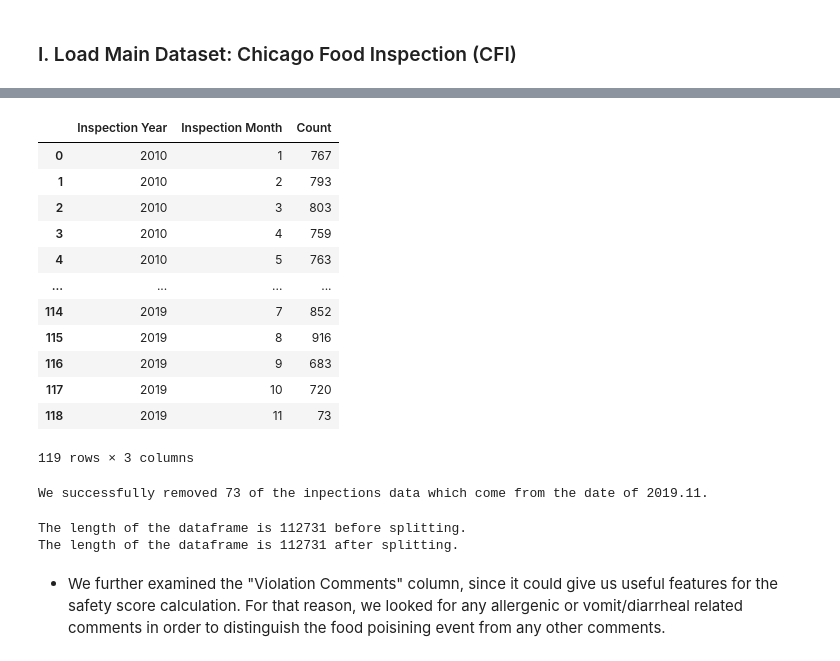
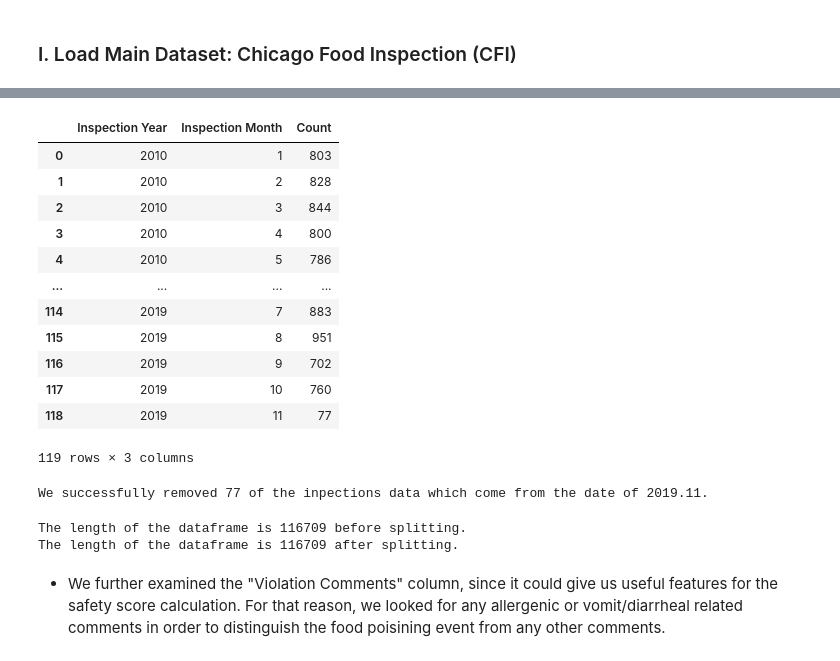
Before and after one commit to aaag97/ada-2019-project-databusters, a Jupyter notebook: FeaturesforSafetyScore.ipynb, the cells around one changed output, grey strips where cells are left out. Drawn from its saved outputs; the diff is of its cells as text; code cells hidden in the pictures.

```diff
--- a/FeaturesforSafetyScore.ipynb
+++ b/FeaturesforSafetyScore.ipynb
@@ -57,12 +47,12 @@ warnings.filterwarnings("ignore")
 cfi_dataset = pd.read_pickle('datasets/cleaned_inspections.pickle')
 # %%
 # Keep only the restaurants dataset by filtering it in 'Facility Type' column
-cfi_restaurants = cfi_dataset[cfi_dataset['Facility Type'] == 'Restaurant']
+cfi_selected = cfi_dataset[cfi_dataset['Facility Type'].isin(['Bakery', 'Coffeeshop', 'Drinks Establishment',
+                                                              'Vending', 'Dessert Establishment', 'Restaurant'])]
 # %%
 # Keep only needed columns
-cfi_restaurants = cfi_restaurants[['Inspection ID', 'AKA Name', 'License #', 'Address', 'Inspection Date',
-                                   'Results', 'Latitude', 'Longitude', 'Community Area', 'Violation Numbers',
-                                   'Violation Comments']].copy()
+cfi_selected = cfi_selected[['Inspection ID', 'DBA Name', 'License #', 'Address', 'Facility Type', 'Inspection Date',
+                              'Results', 'Latitude', 'Longitude', 'Community Area', 'Violation Numbers', 'Violation Comments']].copy()
 # %% [markdown]
 Since we examined earlier in the Milestone2, as shown below
 <img src="datasets/countresult.png" style="height:200px">
@@ -70,28 +60,28 @@ Since we examined earlier in the Milestone2, as shown below
 here we keep only the data with "Pass", "Fail", "Pass w/ Conditions" results.
 # %%
 # Keep only the wanted results from data
-cfi_restaurants = cfi_restaurants[cfi_restaurants['Results'].isin(['Pass', "Fail", "Pass w/ Conditions"])]
+cfi_selected = cfi_selected[cfi_selected['Results'].isin(['Pass', "Fail", "Pass w/ Conditions"])]
 # %% [markdown]
 In the Milestone2 in 'DataCleaningAndExploratoryAnalysis.ipynb', we observed that over the inspection years, the data shows an increasing trend, except in the 2019 November. You can see the line graph that we had in the Milestone2. <img src="datasets/linegraph.png" style="height:400px">
 Since by that time we gathered the data this drop in 2019 November is normal. But in order to avoid misinterpretations later in the safety score calculation, we will trim the data where the 'year-month' of the 'Inspection Date' is equal to '2019-11'.
 # %%
-cfi_restaurants['Inspection Year'] = [x.year for x in cfi_restaurants['Inspection Date']]
-cfi_restaurants['Inspection Month'] = [x.month for x in cfi_restaurants['Inspection Date']]
-group_by_inspection_date = cfi_restaurants.groupby(by=['Inspection Year', 'Inspection Month']).size().reset_index(name="Count")
+cfi_selected['Inspection Year'] = [x.year for x in cfi_selected['Inspection Date']]
+cfi_selected['Inspection Month'] = [x.month for x in cfi_selected['Inspection Date']]
+group_by_inspection_date = cfi_selected.groupby(by=['Inspection Year', 'Inspection Month']).size().reset_index(name="Count")
 group_by_inspection_date
 # %% [output]
 |  | Inspection Year | Inspection Month | Count |
-| 0 | 2010 | 1 | 767 |
-| 1 | 2010 | 2 | 793 |
-| 2 | 2010 | 3 | 803 |
-| 3 | 2010 | 4 | 759 |
-| 4 | 2010 | 5 | 763 |
+| 0 | 2010 | 1 | 803 |
+| 1 | 2010 | 2 | 828 |
+| 2 | 2010 | 3 | 844 |
+| 3 | 2010 | 4 | 800 |
+| 4 | 2010 | 5 | 786 |
 | ... | ... | ... | ... |
-| 114 | 2019 | 7 | 852 |
-| 115 | 2019 | 8 | 916 |
-| 116 | 2019 | 9 | 683 |
-| 117 | 2019 | 10 | 720 |
-| 118 | 2019 | 11 | 73 |
+| 114 | 2019 | 7 | 883 |
+| 115 | 2019 | 8 | 951 |
+| 116 | 2019 | 9 | 702 |
+| 117 | 2019 | 10 | 760 |
+| 118 | 2019 | 11 | 77 |
 119 rows × 3 columns
 # %%
 # Calculate the size of the data before dropping the 2019.11's data.
@@ -99,13 +89,13 @@ before_length = len(cfi_restaurants)
 # %%
 # Create a dataframe where inspection date year is 2019 and inspection date month is 11
-cfi_201911 = cfi_restaurants[(cfi_restaurants['Inspection Year'] == 2019) & (cfi_restaurants['Inspection Month'] == 11)]
-combined = cfi_restaurants.append(cfi_201911)
-cfi_restaurants = combined[~combined.index.duplicated(keep=False)].reset_index()
+cfi_201911 = cfi_selected[(cfi_selected['Inspection Year'] == 2019) & (cfi_selected['Inspection Month'] == 11)]
+combined = cfi_selected.append(cfi_201911)
+cfi_selected = combined[~combined.index.duplicated(keep=False)].reset_index()
 
 # Calculate the size of the data after dropping the 2019.11's data.
-after_length = len(cfi_restaurants)
+after_length = len(cfi_selected)
 print('We successfully removed {} of the inpections data which come from the date of 2019.11.'.format(before_length-after_length))
 # %% [output]
-We successfully removed 73 of the inpections data which come from the date of 2019.11.
+We successfully removed 77 of the inpections data which come from the date of 2019.11.
 # %%
 # Let's drop unnecessary columns
@@ -123,8 +113,8 @@ cfi_restaurants_filled = cfi_restaurants_filled.reset_index().drop(columns = 'in
 # %%
-print('The length of the dataframe is {} before splitting.'.format(len(cfi_restaurants)))
-print('The length of the dataframe is {} after splitting.'.format(len(cfi_restaurants_nan)+len(cfi_restaurants_filled)))
+print('The length of the dataframe is {} before splitting.'.format(len(cfi_selected)))
+print('The length of the dataframe is {} after splitting.'.format(len(cfi_selected_nan)+len(cfi_selected_filled)))
 # %% [output]
-The length of the dataframe is 112731 before splitting.
-The length of the dataframe is 112731 after splitting.
+The length of the dataframe is 116709 before splitting.
+The length of the dataframe is 116709 after splitting.
 # %%
 # Add a new column for the total number of violation counts
```
Also changed, not shown: parts of 55 cells of this notebook, 3 other files.
